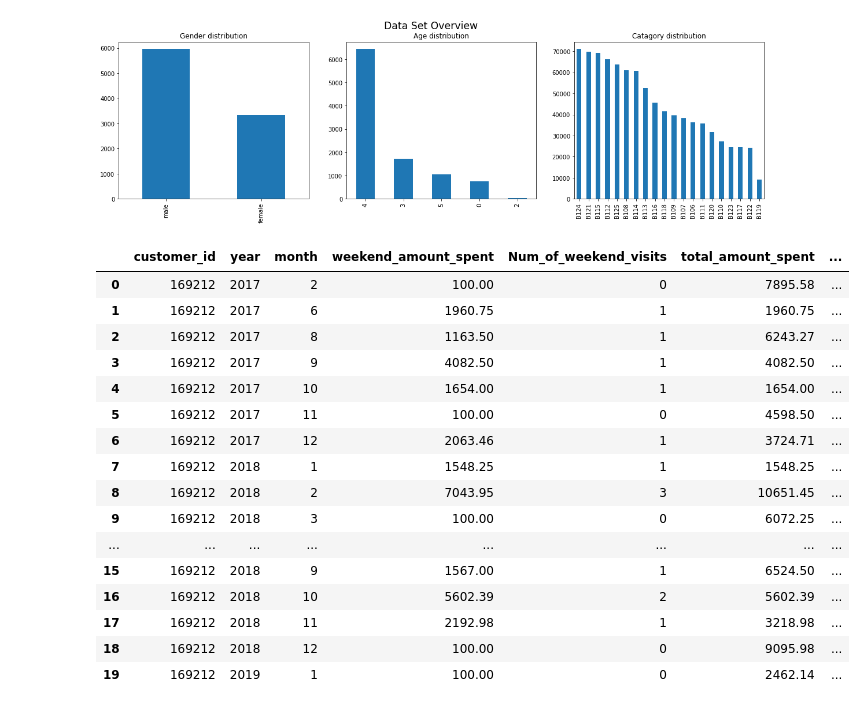
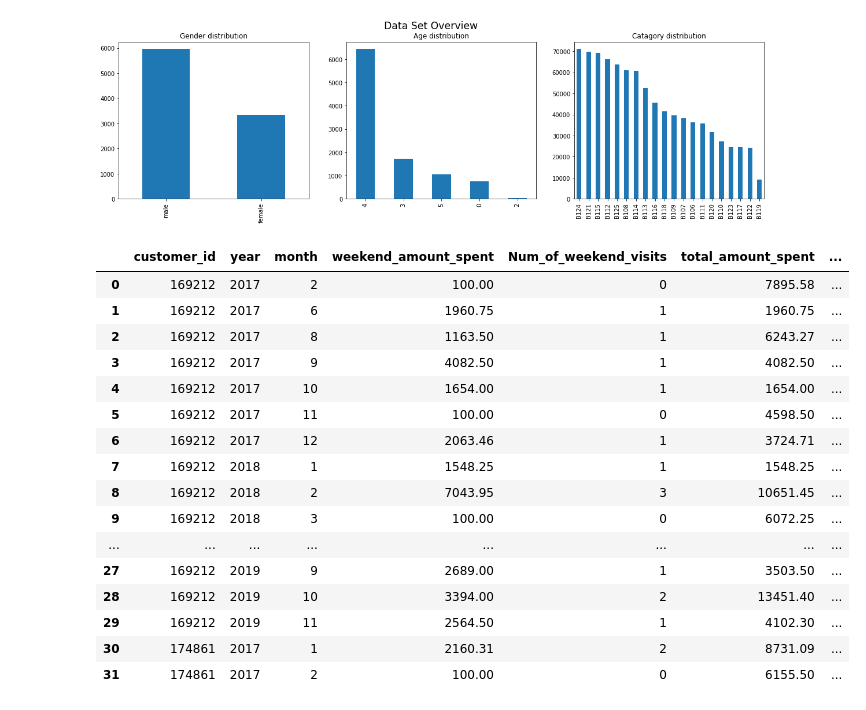
Before and after one commit to MrSupiri/Data-Storm-1.0, a Jupyter notebook: DataStrom.ipynb, the cells around one changed output. Drawn from its saved outputs; the diff is of its cells as text; code cells hidden in the pictures.

Commit message:
Final Model for DataStrom

```diff
--- a/DataStrom.ipynb
+++ b/DataStrom.ipynb
@@ -189,6 +188,16 @@ for customer in tqdm(customer_data.itertuples()):
         day_1 = datetime.strptime(data[i].end_date, '%Y/%m/%d')
         day_2 = datetime.strptime(data[i+1].end_date, '%Y/%m/%d')
         data[i] = data[i]._asdict()
+        if i == 0:
+            data[i]["total_amount_spent_change"] = data[i]["total_amount_spent"]
+            data[i]["weekend_amount_spent_change"] = data[i]["weekend_amount_spent"]
+            data[i]["Num_of_weekend_visits_change"] = data[i]["Num_of_weekend_visits"]
+            data[i]["total_num_of_visits_change"] = data[i]["total_num_of_visits"]
+        else:
+            data[i]["total_amount_spent_change"] = data[i]["total_amount_spent"] - data[i-1]["total_amount_spent"]
+            data[i]["weekend_amount_spent_change"] = data[i]["weekend_amount_spent"] - data[i-1]["weekend_amount_spent"]
+            data[i]["Num_of_weekend_visits_change"] = data[i]["Num_of_weekend_visits"] - data[i-1]["Num_of_weekend_visits"]
+            data[i]["total_num_of_visits_change"] = data[i]["total_num_of_visits"] - data[i-1]["total_num_of_visits"]
         data[i]["age_group"] = customer.age_group
         data[i]["gender"] = customer.gender
         del data[i]["Index"]
@@ -200,28 +209,27 @@ for customer in tqdm(customer_data.itertuples()):
 # %%
 df = pd.DataFrame(data_set)
 def map_gender(gender):
     if gender == "female":
         return 0
     else:
         return 1
-df.drop(['end_date'], 1, inplace=True)
-df['gender'] = df.gender.apply(calculate_age)
-df.head(20)
+# df.drop(['end_date'], 1, inplace=True)
+df.head(32)
 # %% [output]
 |  | customer_id | year | month | weekend_amount_spent | Num_of_weekend_visits | total_amount_spent | ... |
 | 0 | 169212 | 2017 | 2 | 100.00 | 0 | 7895.58 | ... |
 | 1 | 169212 | 2017 | 6 | 1960.75 | 1 | 1960.75 | ... |
 | 2 | 169212 | 2017 | 8 | 1163.50 | 1 | 6243.27 | ... |
 | 3 | 169212 | 2017 | 9 | 4082.50 | 1 | 4082.50 | ... |
 | 4 | 169212 | 2017 | 10 | 1654.00 | 1 | 1654.00 | ... |
 | 5 | 169212 | 2017 | 11 | 100.00 | 0 | 4598.50 | ... |
 | 6 | 169212 | 2017 | 12 | 2063.46 | 1 | 3724.71 | ... |
 | 7 | 169212 | 2018 | 1 | 1548.25 | 1 | 1548.25 | ... |
 | 8 | 169212 | 2018 | 2 | 7043.95 | 3 | 10651.45 | ... |
 | 9 | 169212 | 2018 | 3 | 100.00 | 0 | 6072.25 | ... |
 | ... | ... | ... | ... | ... | ... | ... | ... |
-| 15 | 169212 | 2018 | 9 | 1567.00 | 1 | 6524.50 | ... |
-| 16 | 169212 | 2018 | 10 | 5602.39 | 2 | 5602.39 | ... |
-| 17 | 169212 | 2018 | 11 | 2192.98 | 1 | 3218.98 | ... |
-| 18 | 169212 | 2018 | 12 | 100.00 | 0 | 9095.98 | ... |
-| 19 | 169212 | 2019 | 1 | 100.00 | 0 | 2462.14 | ... |
+| 27 | 169212 | 2019 | 9 | 2689.00 | 1 | 3503.50 | ... |
+| 28 | 169212 | 2019 | 10 | 3394.00 | 2 | 13451.40 | ... |
+| 29 | 169212 | 2019 | 11 | 2564.50 | 1 | 4102.30 | ... |
+| 30 | 174861 | 2017 | 1 | 2160.31 | 2 | 8731.09 | ... |
+| 31 | 174861 | 2017 | 2 | 100.00 | 0 | 6155.50 | ... |
```
Also changed, not shown: parts of 12 cells of this notebook.
